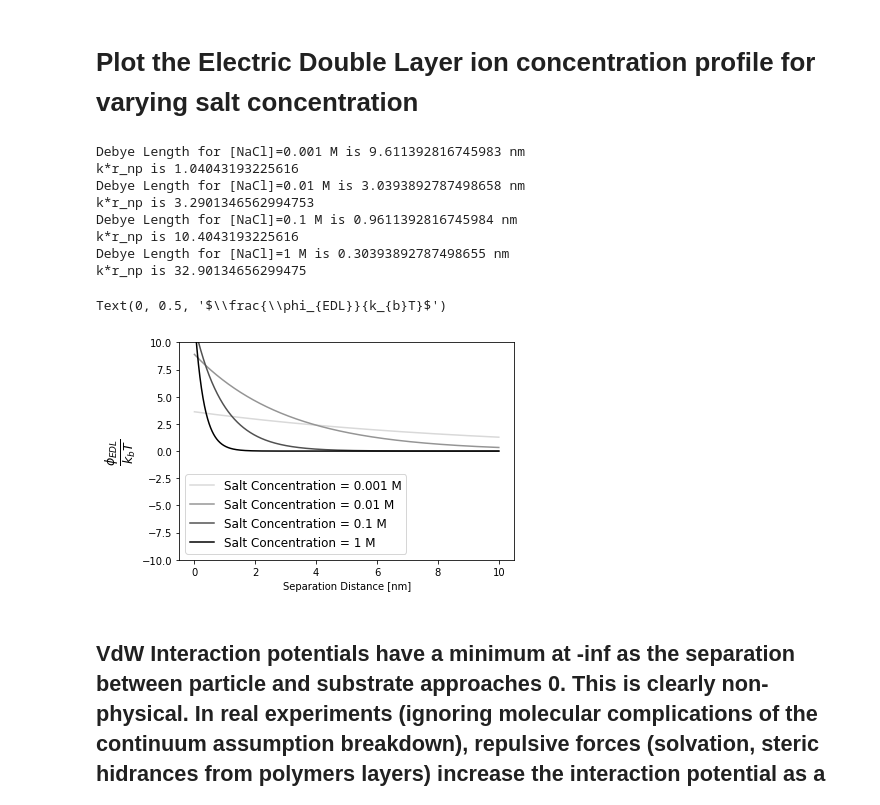
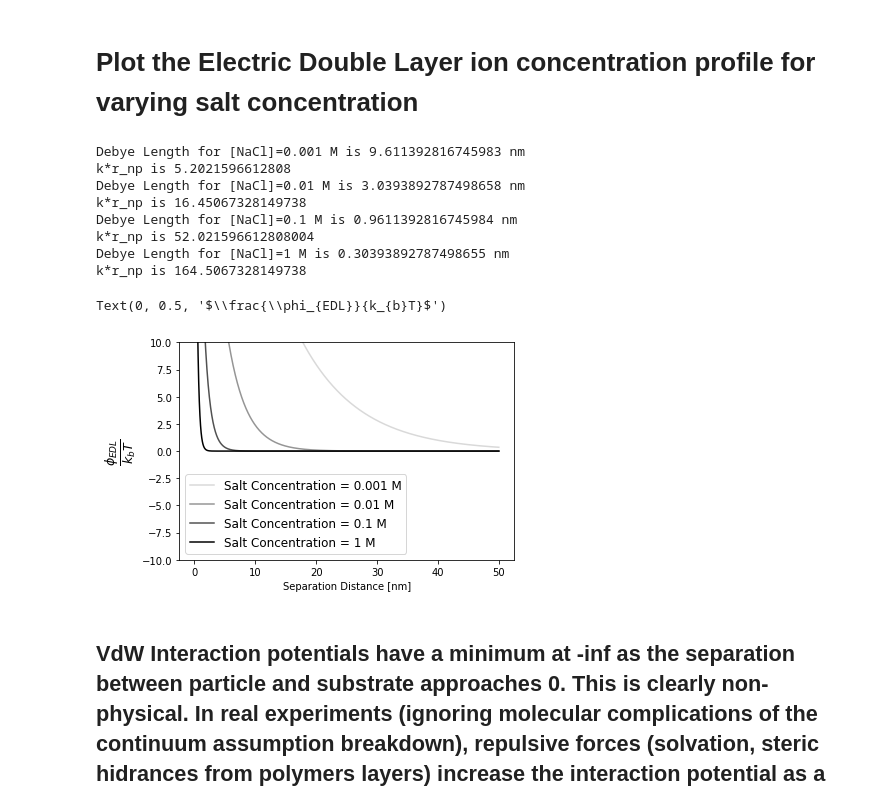
Before and after one commit to mikeboyle321/Macromolecular_Engineering_Nanoparticle_Transport, a Jupyter notebook: Worked_Example_DLVO.ipynb, the cells around one changed output. Drawn from its saved outputs; the diff is of its cells as text; code cells hidden in the pictures.

```diff
--- a/Worked_Example_DLVO.ipynb
+++ b/Worked_Example_DLVO.ipynb
@@ -78,52 +78,60 @@ def calc_edl(h_min, h_max, r_np_calc, c_s_bulk_calc, z_ion_calc, psi_p_calc, psi
   r_calc = r_np_calc*1E-9 # converts nm to m
   debye_param_calc = np.sqrt(2*(1000*c_s_bulk_calc*Na*e_coulomb**2*z_ion_calc**2)/(e_0*e_r*kb*T)) # m^-1
   # From Lee et. al
-  phi_edl_calc = (((64*np.pi*e_r*e_0)/debye_param_calc)*
-                  (kb*T/(z_ion_calc*e_coulomb))**2*
-                  np.tanh(z_ion_calc*e_coulomb*psi_s_calc/(4*kb*T))*
-                  np.tanh(z_ion_calc*e_coulomb*psi_p_calc/(4*kb*T))*
-                  ((debye_param_calc*r_calc - 1)*np.exp(-debye_param_calc*h_calc) + (debye_param_calc*r_calc + 1)*np.exp(-debye_param_calc*(h_calc+2*r_calc)))
-                  )
+  # phi_edl_calc = (((64*np.pi*e_r*e_0)/debye_param_calc)*
+  #                 (kb*T/(z_ion_calc*e_coulomb))**2*
+  #                 np.tanh(z_ion_calc*e_coulomb*psi_s_calc/(4*kb*T))*
+  #                 np.tanh(z_ion_calc*e_coulomb*psi_p_calc/(4*kb*T))*
+  #                 ((debye_param_calc*r_calc - 1)*np.exp(-debye_param_calc*h_calc) + (debye_param_calc*r_calc + 1)*np.exp(-debye_param_calc*(h_calc+2*r_calc)))
+  #                 )
   # from Adsorption and Desorption of Particles and Their Chromatographic Separation, Ruckenstein, Eli Prieve, Dennis C., AIChE Journal 1976
-  # phi_edl_calc = (16*e_r*(kb*T/e_coulomb)**2*
+  # phi_edl_calc = (16*e_r*e_0*(kb*T/e_coulomb)**2*
   #                 r_calc*
   #                 np.tanh(z_ion_calc*e_coulomb*psi_s_calc/(4*kb*T))*
   #                 np.tanh(z_ion_calc*e_coulomb*psi_p_calc/(4*kb*T))*
   #                 np.exp(-debye_param_calc*h_calc)
-  #                 )
+  #                )
+  # from Intermolecular and Surface Forces, Israelachvili
+  phi_edl_calc = (r_calc*
+                  ((64*np.pi*e_r*e_0))*
+                  (kb*T/(z_ion_calc*e_coulomb))**2*
+                  np.tanh(z_ion_calc*e_coulomb*psi_s_calc/(4*kb*T))*
+                  np.tanh(z_ion_calc*e_coulomb*psi_p_calc/(4*kb*T))*
+                  np.exp(-debye_param_calc*h_calc)
+                  )
   print(f'Debye Length for [NaCl]={c_s_bulk_calc} M is {1/debye_param_calc*1E9} nm')
   print(f'k*r_np is {debye_param_calc*r_calc}')
   return h_calc, phi_edl_calc # returns m, J
 
-r_np = 10 # nm
+r_np = 50 # nm
 psi_s = -25# mV
 psi_p = -25 # mV
 z = 1 # salt valency - 1 for monovalent salt like NaCl
 c_salt = [0.001, 0.01, 0.1, 1] # concentration of salt in the bulk soltuion in mol/L
 kT = kb*T
 # define constants
 sep_min = 0.001 # nm
-sep_max = 10 # nm
+sep_max = 50 # nm
 kT = kb*T
 for i, value in enumerate(c_salt):
   h, phi_edl = calc_edl(h_min=sep_min, h_max=sep_max, r_np_calc=r_np, c_s_bulk_calc=value, z_ion_calc=z, psi_p_calc=psi_p, psi_s_calc=psi_s)
   plt.plot(h*1E9, phi_edl/kT, color =  plt.cm.Greys((1/len(c_salt))*(i+1)), label = ('Salt Concentration = ' + str(value) + ' M'))
 plt.legend(fontsize=12)
 plt.ylim([-10,10])
 # plt.title('EDL for 100 nm PS particle in NaCl')
 plt.xlabel('Separation Distance [nm]')
 plt.ylabel(r'$\frac{\phi_{EDL}}{k_{b}T}$', fontsize=18)
 # %% [output]
 Debye Length for [NaCl]=0.001 M is 9.611392816745983 nm
-k*r_np is 1.04043193225616
+k*r_np is 5.2021596612808
 Debye Length for [NaCl]=0.01 M is 3.0393892787498658 nm
-k*r_np is 3.2901346562994753
+k*r_np is 16.45067328149738
 Debye Length for [NaCl]=0.1 M is 0.9611392816745984 nm
-k*r_np is 10.4043193225616
+k*r_np is 52.021596612808004
 Debye Length for [NaCl]=1 M is 0.30393892787498655 nm
-k*r_np is 32.90134656299475
+k*r_np is 164.5067328149738
 Text(0, 0.5, '$\\frac{\\phi_{EDL}}{k_{b}T}$')
-[figure, old version]
+[figure, new version]
 # %% [markdown]
 ## VdW Interaction potentials have a minimum at -inf as the separation between particle and substrate approaches 0. This is clearly non-physical. In real experiments (ignoring molecular complications of the continuum assumption breakdown), repulsive forces (solvation, steric hidrances from polymers layers) increase the interaction potential as a particle approceas the surface. To account for this, Lee .et *al* model short range repulsion (Pauli exclusion) from overlapping molecular orbitals via a Born Repulsion term with a potential shown below. It is based on a Hamaker type summation of the molecular expression of the Born repulsion following a distance dependency of h−12 for the sphere-plate geometry
 # %%
```
Also changed, not shown: parts of 2 cells of this notebook.
